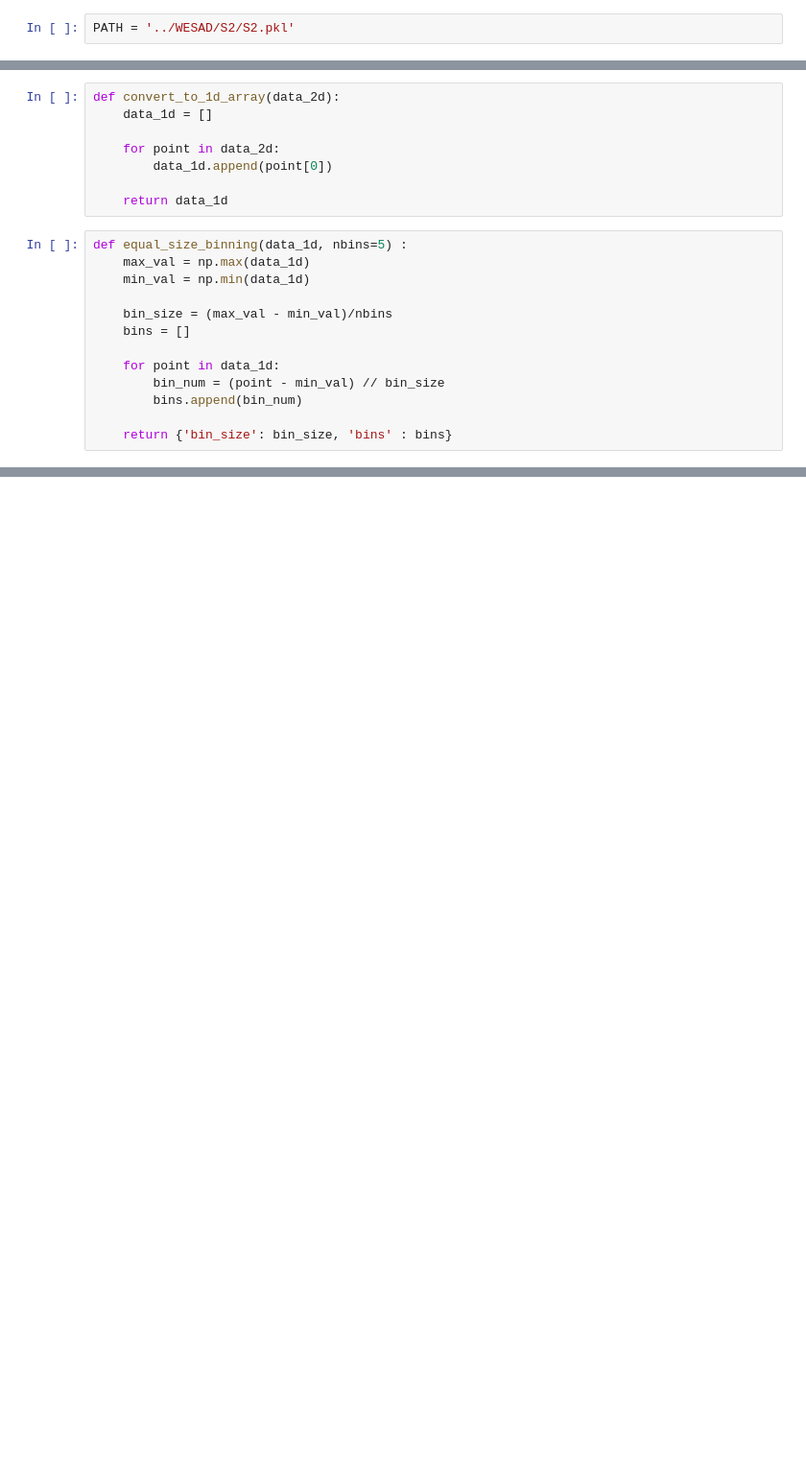
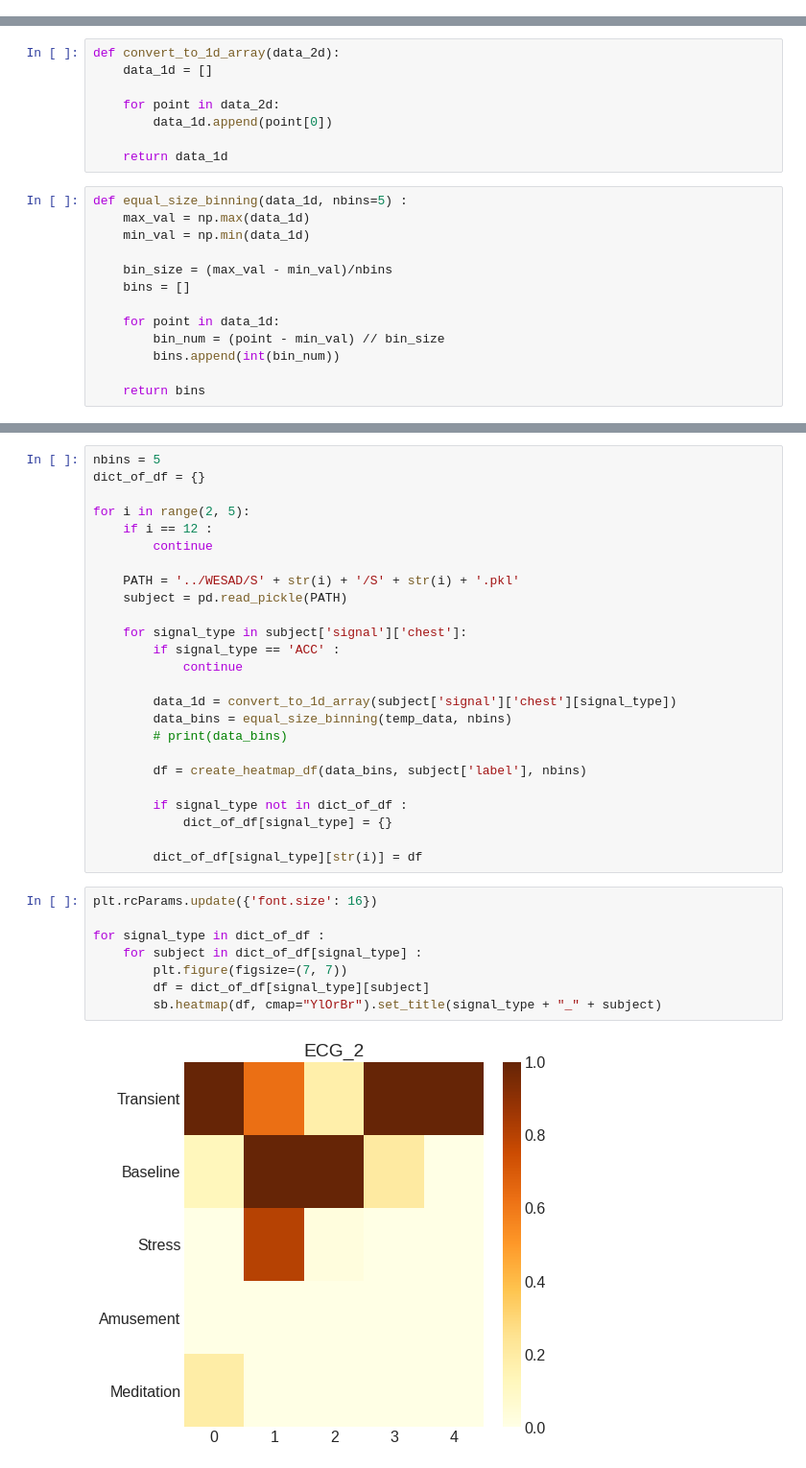
Before and after one commit to subho-13/StressDetection, a Jupyter notebook: Experiments/Exp_19_09_21_1.ipynb, the cells around one changed output, grey strips where cells are left out. Shown at 96% size. Drawn from its saved outputs; the diff is of its cells as text; blank space fills up the shorter version.

```diff
--- a/Experiments/Exp_19_09_21_1.ipynb
+++ b/Experiments/Exp_19_09_21_1.ipynb
@@ -1,2 +0,0 @@
-# %%
-PATH = '../WESAD/S2/S2.pkl'
@@ -26,6 +24,6 @@ def equal_size_binning(data_1d, nbins=5) :
 
     for point in data_1d:
         bin_num = (point - min_val) // bin_size
-        bins.append(bin_num)
+        bins.append(int(bin_num))
 
-    return {'bin_size': bin_size, 'bins' : bins}
+    return bins
@@ -99,0 +58,35 @@ display(plt.plot(x, z))
+# %%
+nbins = 5
+dict_of_df = {}
+
+for i in range(2, 5):
+    if i == 12 :
+        continue
+
+    PATH = '../WESAD/S' + str(i) + '/S' + str(i) + '.pkl'
+    subject = pd.read_pickle(PATH)
+
+    for signal_type in subject['signal']['chest']:
+        if signal_type == 'ACC' :
+            continue
+
+        data_1d = convert_to_1d_array(subject['signal']['chest'][signal_type])
+        data_bins = equal_size_binning(temp_data, nbins)
+        # print(data_bins)
+
+        df = create_heatmap_df(data_bins, subject['label'], nbins)
+
+        if signal_type not in dict_of_df :
+            dict_of_df[signal_type] = {}
+
+        dict_of_df[signal_type][str(i)] = df
+# %%
+plt.rcParams.update({'font.size': 16})
+
+for signal_type in dict_of_df :
+    for subject in dict_of_df[signal_type] :
+        plt.figure(figsize=(7, 7))
+        df = dict_of_df[signal_type][subject]
+        sb.heatmap(df, cmap="YlOrBr").set_title(signal_type + "_" + subject)
+# %% [output]
+[figure, added]
```
Also changed, not shown: parts of 10 cells of this notebook, 2 other files.
